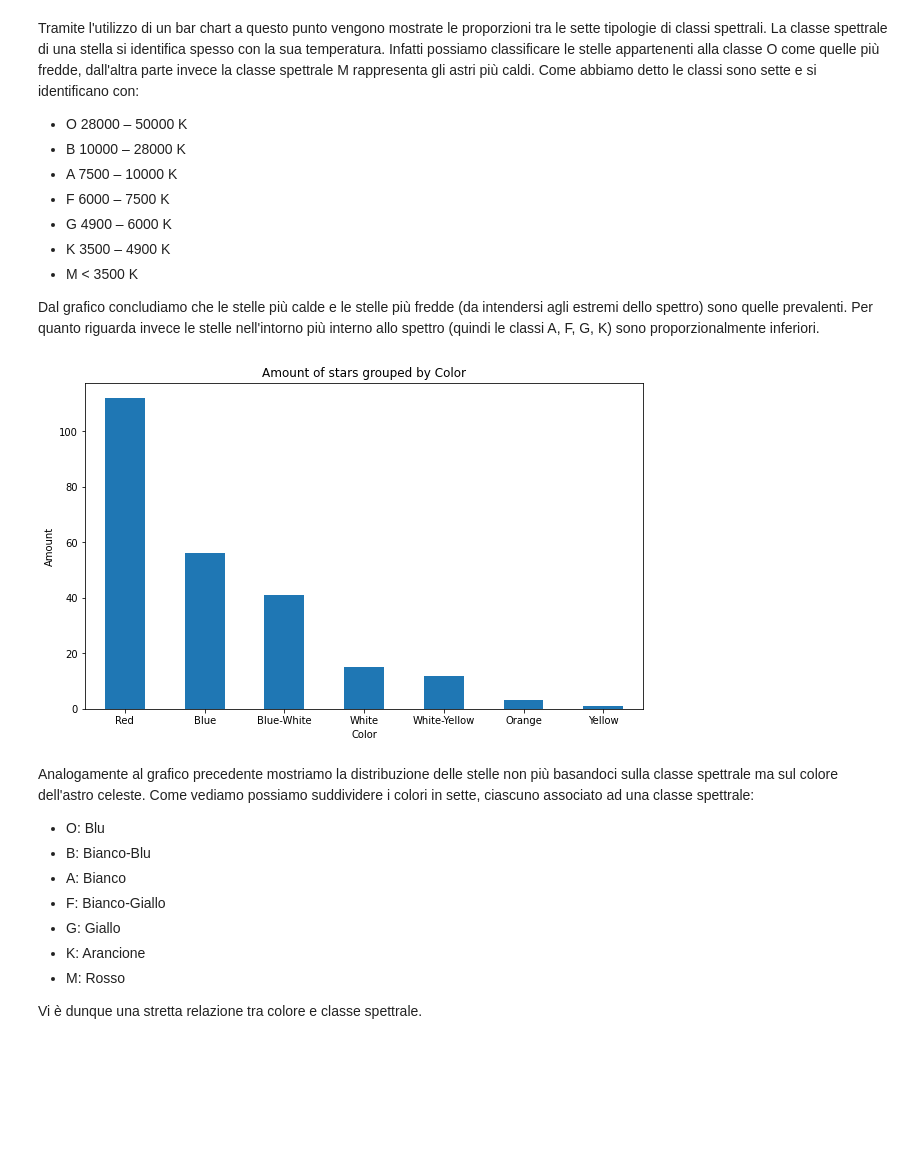
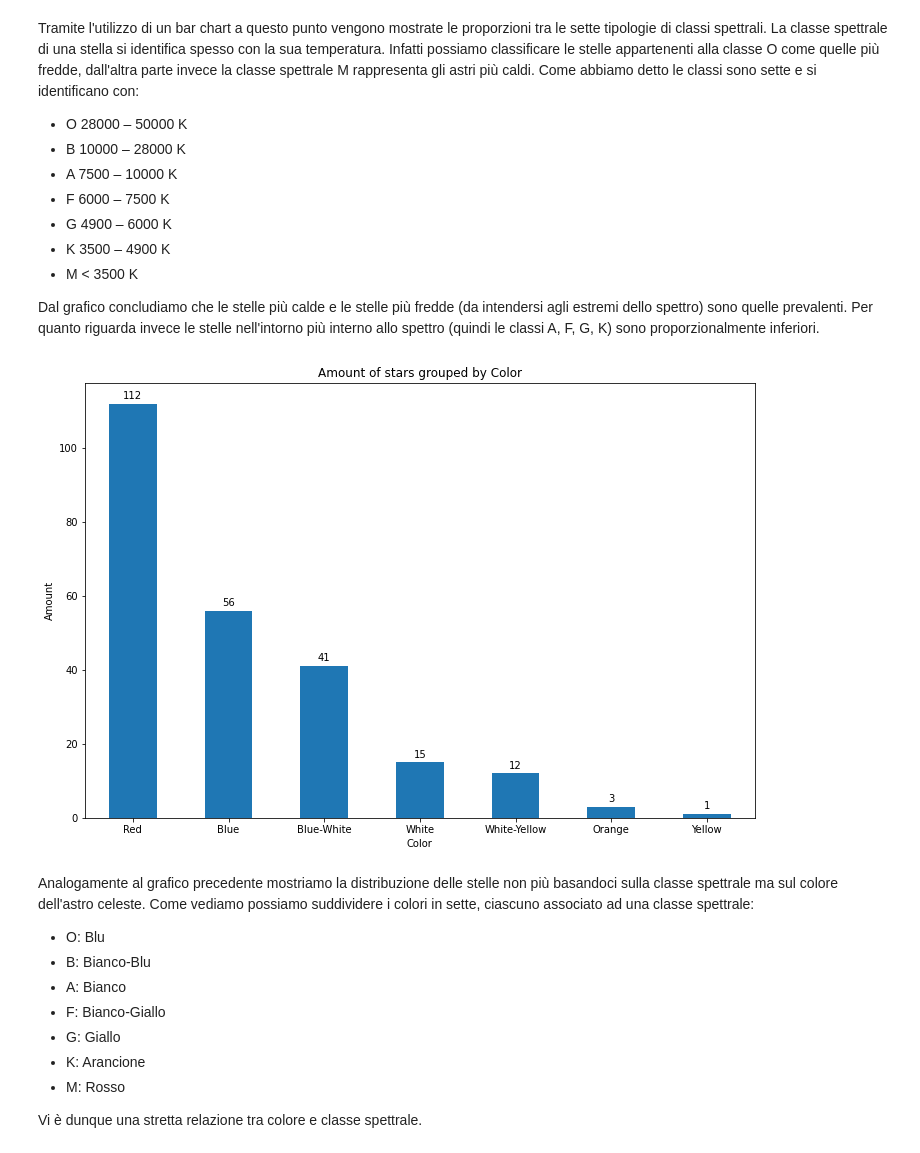
Before and after one commit to riccardomirarchi/nasastarsclassification, a Jupyter notebook: plots.ipynb, the cells around one changed output. Drawn from its saved outputs; the diff is of its cells as text; code cells hidden in the pictures; blank space fills up the shorter version.

```diff
--- a/plots.ipynb
+++ b/plots.ipynb
@@ -62,10 +71,17 @@ Come abbiamo detto le classi sono sette e si identificano con:
 - M < 3500 K
 
 Dal grafico concludiamo che le stelle più calde e le stelle più fredde (da intendersi agli estremi dello spettro) sono quelle prevalenti. Per quanto riguarda invece le stelle nell'intorno più interno allo spettro (quindi le classi A, F, G, K) sono proporzionalmente inferiori.
-# %%
-bar = dataset['Color'].value_counts().plot.bar(title="Amount of stars grouped by Color", xlabel= "Color", ylabel= 'Amount',rot=0, figsize=(10,6));
-# %% [output]
-[figure, removed]
+# %%
+bar = dataset['Color'].value_counts().plot.bar(title="Amount of stars grouped by Color", xlabel= "Color", ylabel= 'Amount',rot=0, figsize=(12,8));
+
+for i in range(len(dataset['Color'].value_counts())):
+    bar.annotate(dataset['Color'].value_counts()[i], # this is the text
+                 (i,dataset['Color'].value_counts()[i]), # this is the point to label
+                 textcoords="offset points", # how to position the text
+                 xytext=(0,5), # distance from text to points (x,y)
+                 ha='center')
+# %% [output]
+[figure, added]
 # %% [markdown]
 Analogamente al grafico precedente mostriamo la distribuzione delle stelle non più basandoci sulla classe spettrale ma sul colore dell'astro celeste. Come vediamo possiamo suddividere i colori in sette, ciascuno associato ad una classe spettrale:
 
```
Also changed, not shown: parts of 2 cells of this notebook.
